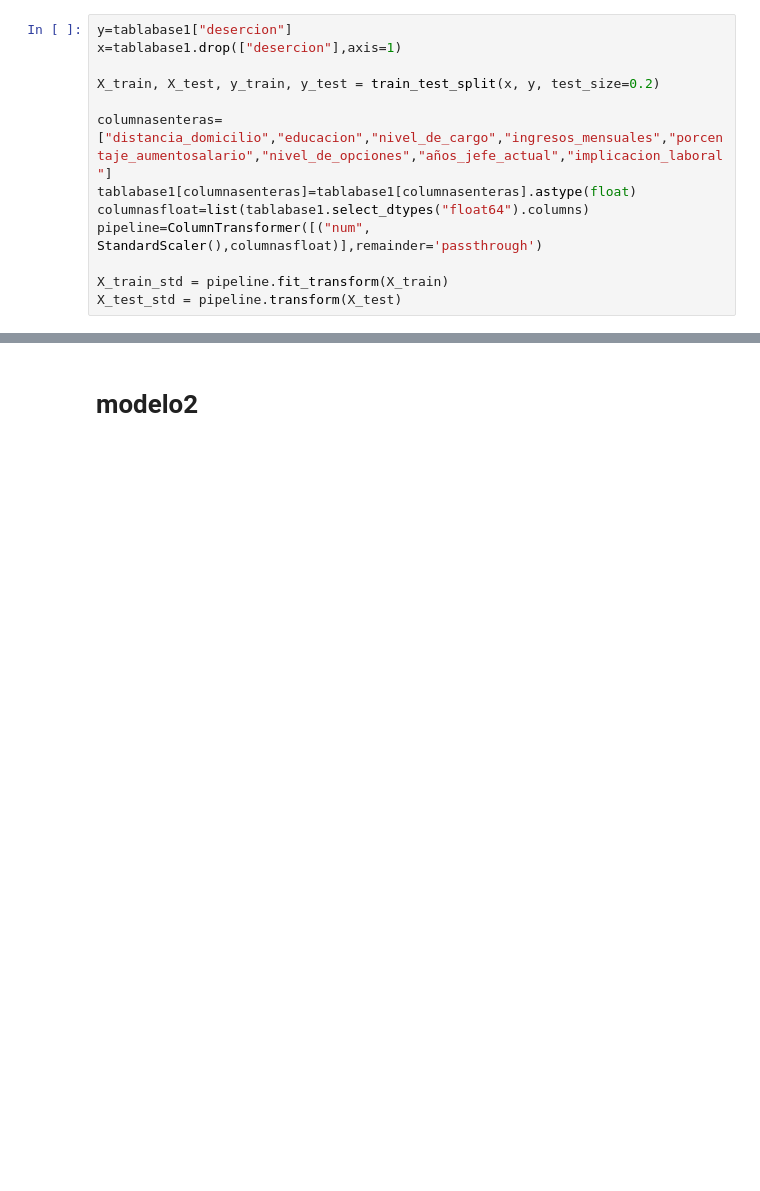
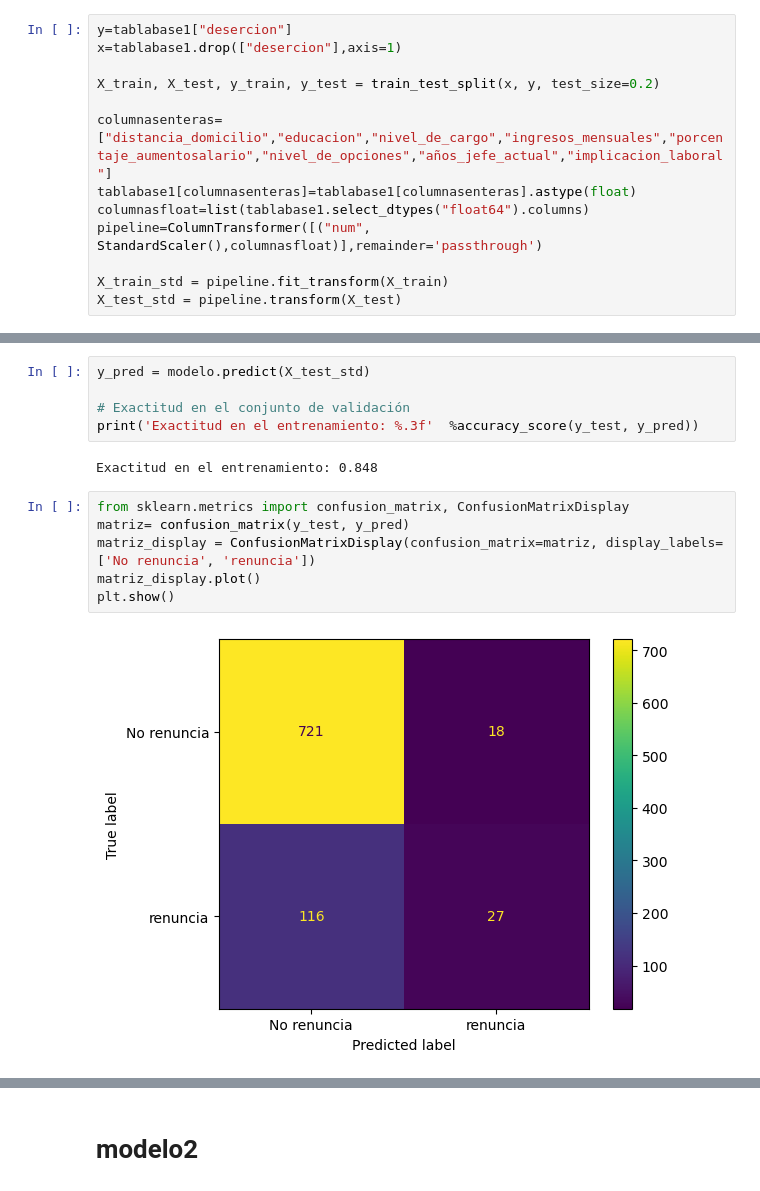
Before and after one commit to CamiloLoaiza12/Analitica2_trabajo1, a Jupyter notebook: Selección_de_variables_y_regularización.ipynb, the cells around one changed output, grey strips where cells are left out. Saved outputs shown, nothing was run; the diff lists cells and outputs as text; blank space fills up the shorter version.

```diff
--- a/Selección_de_variables_y_regularización.ipynb
+++ b/Selección_de_variables_y_regularización.ipynb
@@ -162,0 +200,15 @@ X_test_std = pipeline.transform(X_test)
+# %%
+y_pred = modelo.predict(X_test_std)
+
+# Exactitud en el conjunto de validación
+print('Exactitud en el entrenamiento: %.3f'  %accuracy_score(y_test, y_pred))
+# %% [output]
+Exactitud en el entrenamiento: 0.848
+# %%
+from sklearn.metrics import confusion_matrix, ConfusionMatrixDisplay
+matriz= confusion_matrix(y_test, y_pred)
+matriz_display = ConfusionMatrixDisplay(confusion_matrix=matriz, display_labels=['No renuncia', 'renuncia'])
+matriz_display.plot()
+plt.show()
+# %% [output]
+[figure, added]
```
Also changed, not shown: parts of 22 cells of this notebook, 2 other files.
